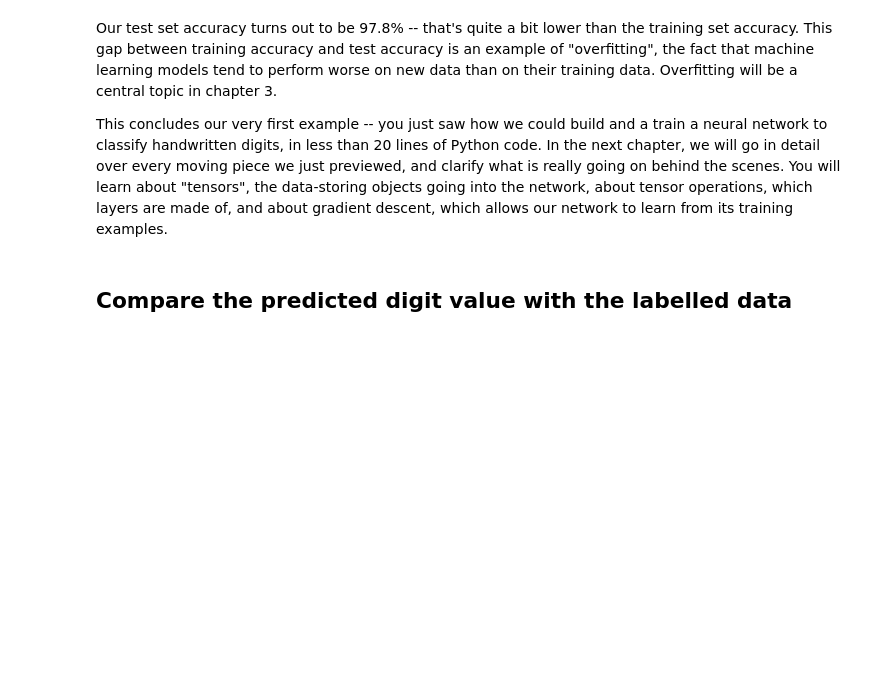
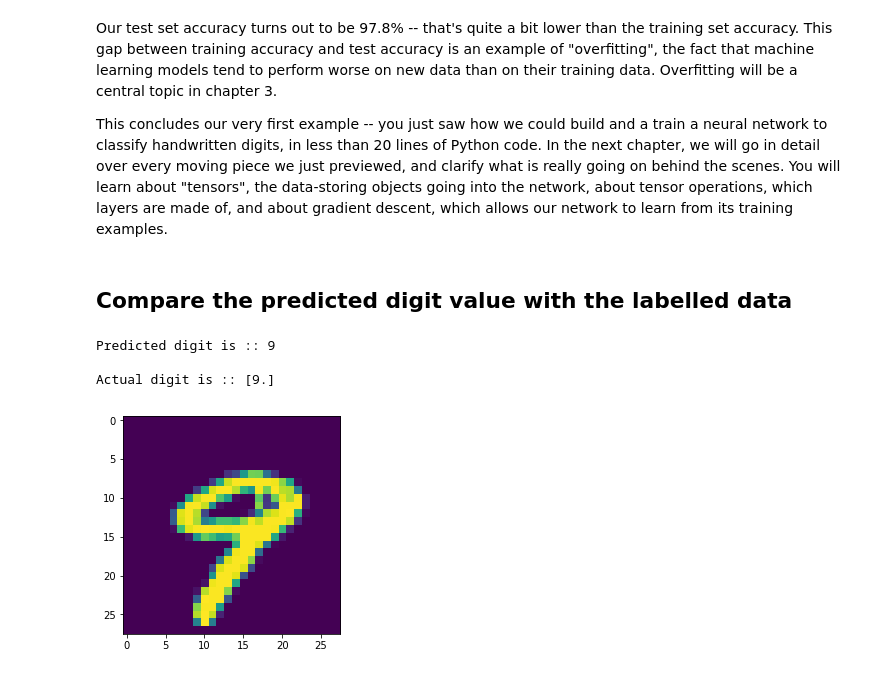
Before and after one commit to CurtinIDS/cic-ml-intermediate-workshop, a Jupyter notebook: notebooks/python/2.1-a-first-look-at-a-neural-network.ipynb, the cells around one changed output. Cells and saved outputs as stored; diff of their text form; code cells hidden in the pictures; blank space fills up the shorter version.

```diff
--- a/notebooks/python/2.1-a-first-look-at-a-neural-network.ipynb
+++ b/notebooks/python/2.1-a-first-look-at-a-neural-network.ipynb
@@ -182,13 +245,18 @@ layers are made of, and about gradient descent, which allows our network to lear
 # %%
 valid_class = 10   # <============== Change me to see different predictions.
 
-classes = network.predict(test_images[valid_class - 1:valid_class])
+classes = model.predict(test_images[valid_class - 1:valid_class])
 
 number_line = np.linspace(0,9,10)
 
 pylab.imshow(test_images[valid_class - 1].reshape(28, 28))
 
 print("Predicted digit is :: {}".format(np.argmax(classes)))
 print()
 print("Actual digit is :: {}".format(number_line[np.asarray(test_labels[valid_class - 1], dtype=bool)]))
 print()
+# %% [output]
+Predicted digit is :: 9
+
+Actual digit is :: [9.]
+[figure, added]
```
Also changed, not shown: parts of 18 cells of this notebook.
